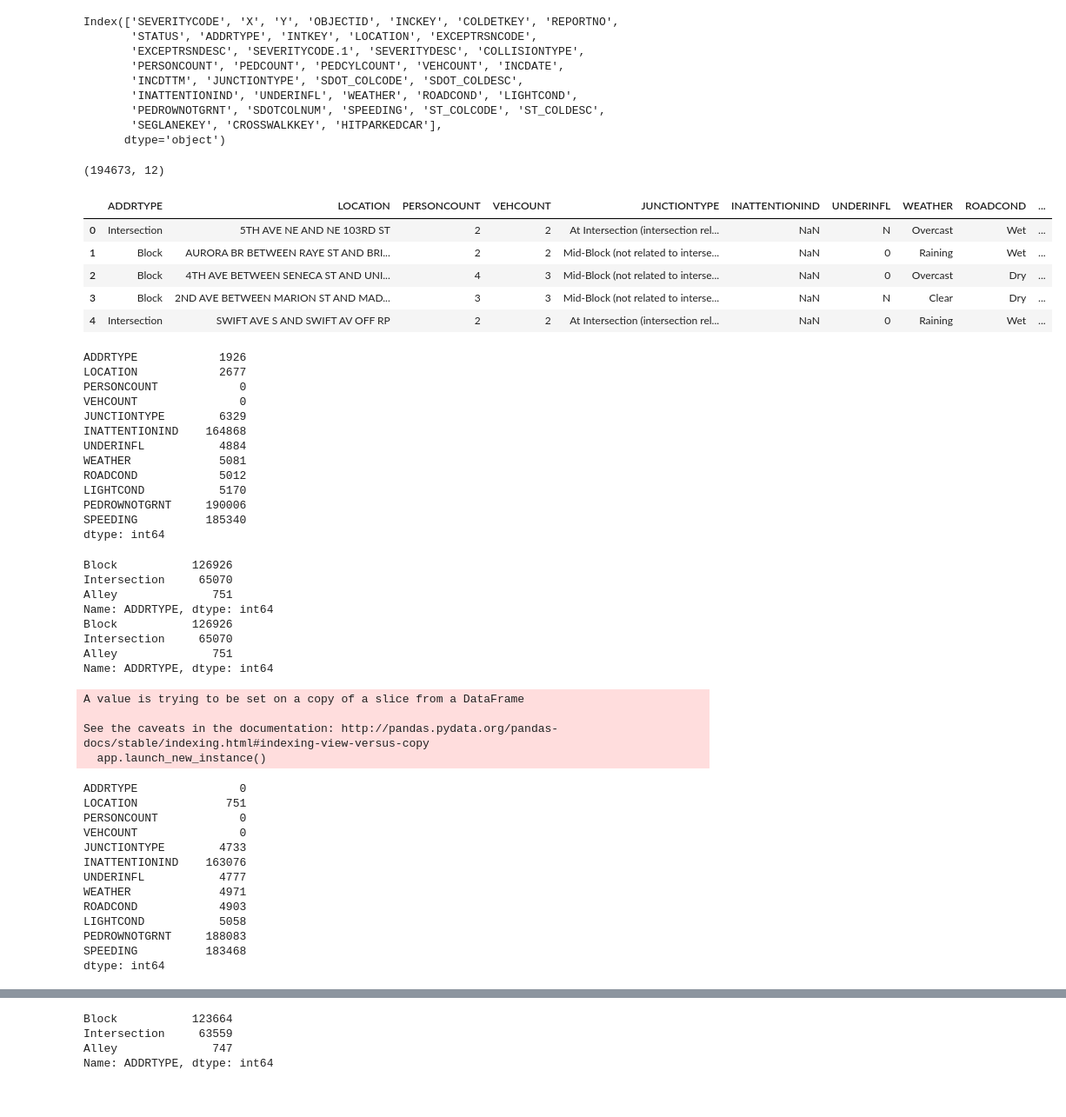
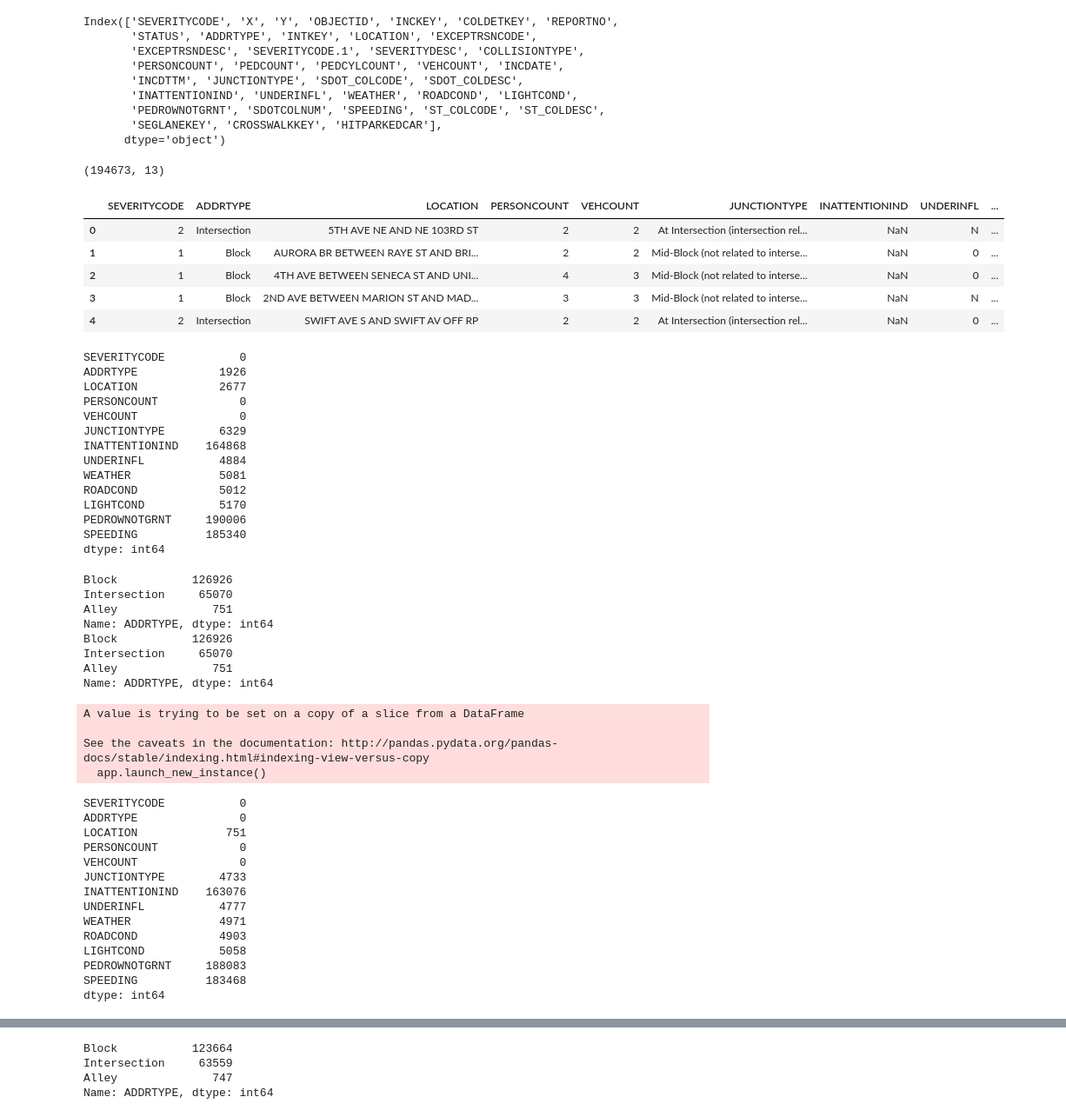
Before and after one commit to MrVJPman/Coursera_Capstone, a Jupyter notebook: Applied Data Science Capstone.ipynb, the cells around one changed output, grey strips where cells are left out. Shown: that part at 87% size. Cells and saved outputs as stored; diff of their text form; code cells hidden in the pictures.

```diff
--- a/Applied Data Science Capstone.ipynb
+++ b/Applied Data Science Capstone.ipynb
@@ -22,22 +22,23 @@ Index(['SEVERITYCODE', 'X', 'Y', 'OBJECTID', 'INCKEY', 'COLDETKEY', 'REPORTNO',
       dtype='object')
 # %%
 #removing columns that are unneeded and selecting columns that are relevant
-collisions_dataframe_cleaned = collisions_dataframe[['ADDRTYPE', "LOCATION", "PERSONCOUNT", "VEHCOUNT", "JUNCTIONTYPE",
+collisions_dataframe_cleaned = collisions_dataframe[['SEVERITYCODE', 'ADDRTYPE', "LOCATION", "PERSONCOUNT", "VEHCOUNT", "JUNCTIONTYPE",
                                                      "INATTENTIONIND", "UNDERINFL", "WEATHER", "ROADCOND", "LIGHTCOND", "PEDROWNOTGRNT", "SPEEDING"]]
 print(collisions_dataframe_cleaned.shape)
 collisions_dataframe_cleaned.head(5)
 # %% [output]
-(194673, 12)
+(194673, 13)
-|  | ADDRTYPE | LOCATION | PERSONCOUNT | VEHCOUNT | JUNCTIONTYPE | INATTENTIONIND | UNDERINFL | WEATHER | ROADCOND | ... |
-| 0 | Intersection | 5TH AVE NE AND NE 103RD ST | 2 | 2 | At Intersection (intersection rel... | NaN | N | Overcast | Wet | ... |
-| 1 | Block | AURORA BR BETWEEN RAYE ST AND BRI... | 2 | 2 | Mid-Block (not related to interse... | NaN | 0 | Raining | Wet | ... |
-| 2 | Block | 4TH AVE BETWEEN SENECA ST AND UNI... | 4 | 3 | Mid-Block (not related to interse... | NaN | 0 | Overcast | Dry | ... |
-| 3 | Block | 2ND AVE BETWEEN MARION ST AND MAD... | 3 | 3 | Mid-Block (not related to interse... | NaN | N | Clear | Dry | ... |
-| 4 | Intersection | SWIFT AVE S AND SWIFT AV OFF RP | 2 | 2 | At Intersection (intersection rel... | NaN | 0 | Raining | Wet | ... |
+|  | SEVERITYCODE | ADDRTYPE | LOCATION | PERSONCOUNT | VEHCOUNT | JUNCTIONTYPE | INATTENTIONIND | UNDERINFL | ... |
+| 0 | 2 | Intersection | 5TH AVE NE AND NE 103RD ST | 2 | 2 | At Intersection (intersection rel... | NaN | N | ... |
+| 1 | 1 | Block | AURORA BR BETWEEN RAYE ST AND BRI... | 2 | 2 | Mid-Block (not related to interse... | NaN | 0 | ... |
+| 2 | 1 | Block | 4TH AVE BETWEEN SENECA ST AND UNI... | 4 | 3 | Mid-Block (not related to interse... | NaN | 0 | ... |
+| 3 | 1 | Block | 2ND AVE BETWEEN MARION ST AND MAD... | 3 | 3 | Mid-Block (not related to interse... | NaN | N | ... |
+| 4 | 2 | Intersection | SWIFT AVE S AND SWIFT AV OFF RP | 2 | 2 | At Intersection (intersection rel... | NaN | 0 | ... |
 # %%
 #identifying rows that have NaN values, and prepare to clean them
 collisions_dataframe_cleaned.isna().sum()
 # %% [output]
+SEVERITYCODE           0
 ADDRTYPE            1926
 LOCATION            2677
 PERSONCOUNT            0
@@ -70,6 +71,7 @@ A value is trying to be set on a copy of a slice from a DataFrame
 
 See the caveats in the documentation: http://pandas.pydata.org/pandas-docs/stable/indexing.html#indexing-view-versus-copy
   app.launch_new_instance()
+SEVERITYCODE           0
 ADDRTYPE               0
 LOCATION             751
 PERSONCOUNT            0
```
Also changed, not shown: parts of 17 cells of this notebook.
